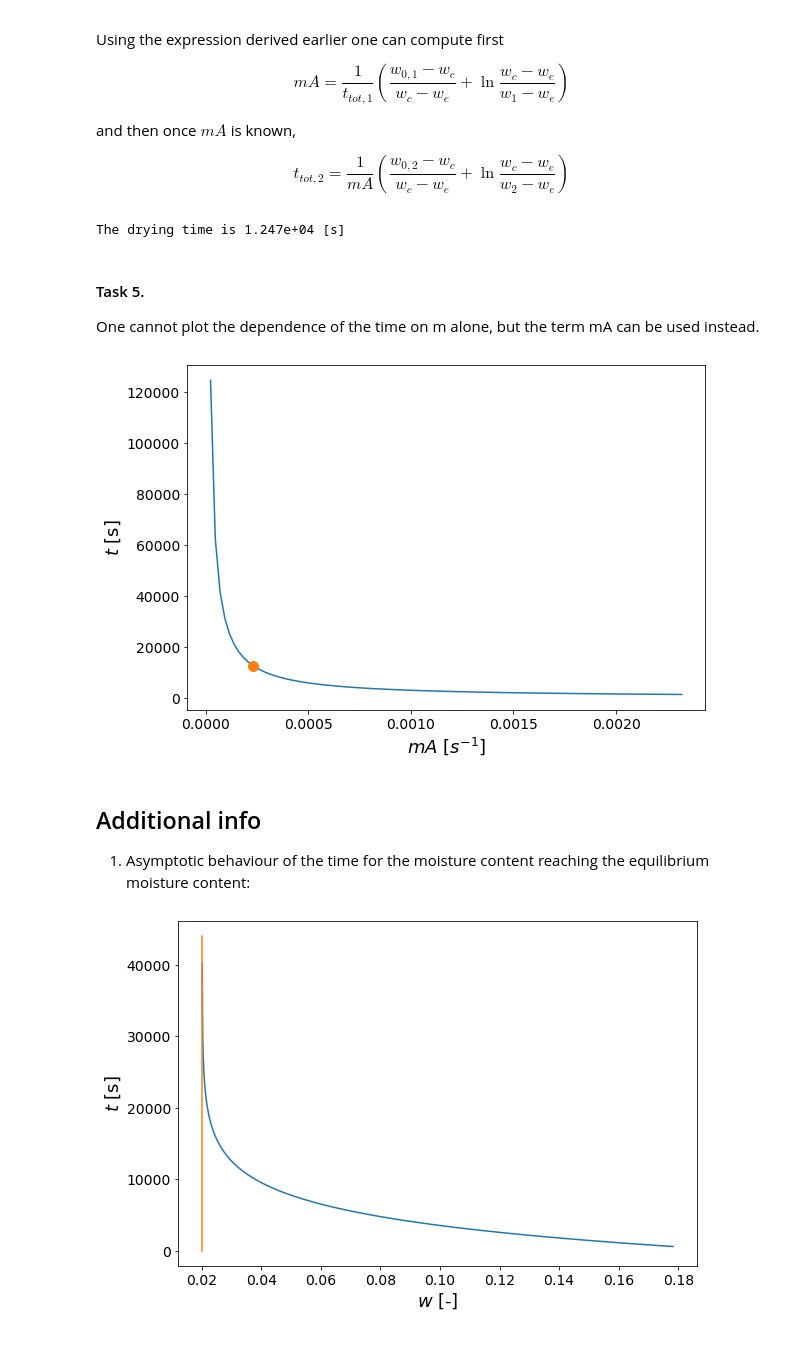
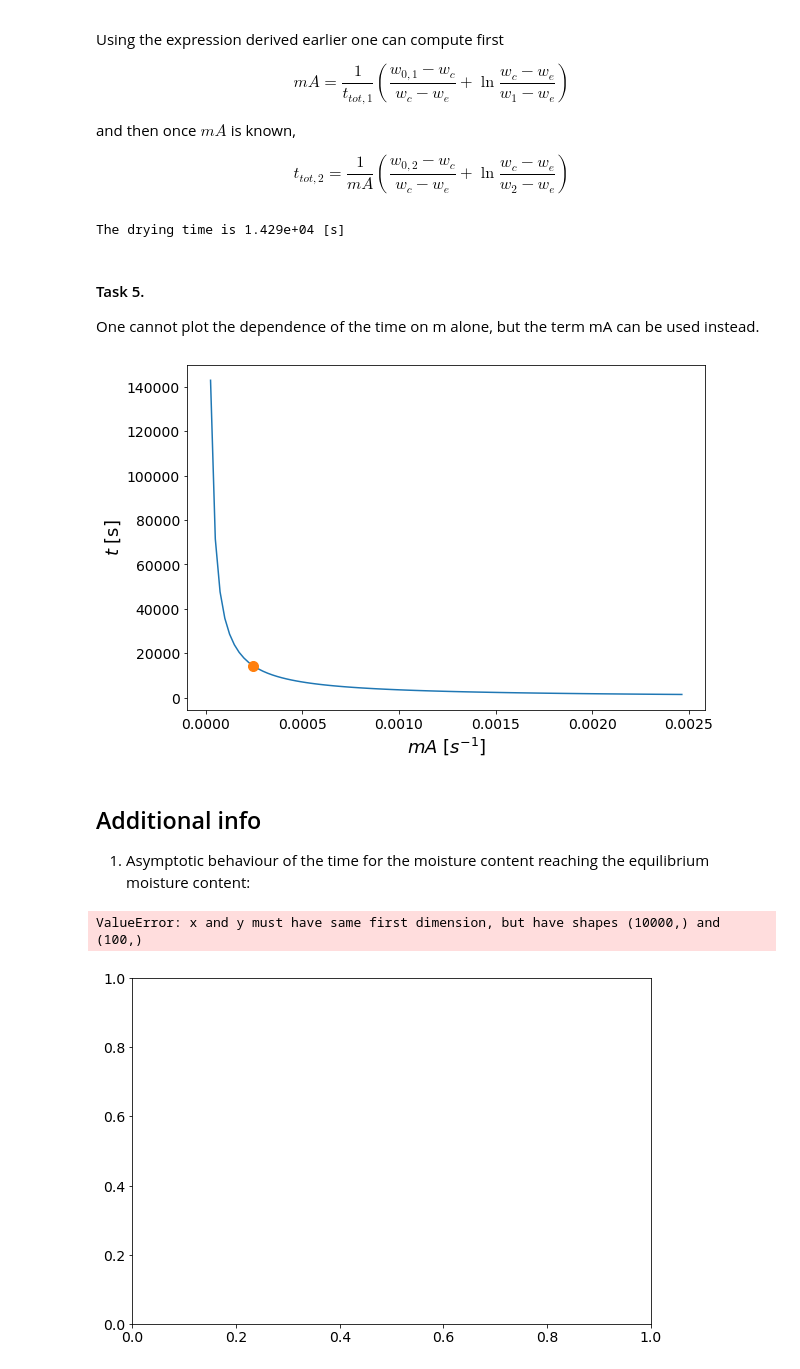
Before and after one commit to msalvalaglio/PSSP_notebook, a Jupyter notebook: Exercise_W10_2021.ipynb, the cells around one changed output. Drawn from its saved outputs; the diff is of its cells as text; code cells hidden in the pictures.

```diff
--- a/Exercise_W10_2021.ipynb
+++ b/Exercise_W10_2021.ipynb
@@ -121,16 +121,16 @@ w_1=0.05
 t_1=7300
 
 
-mA=(1/t_1)*((w0_1-w_c)+np.log((w_c-w_e)/(w_1-w_e)))
+mA=(1/t_1)*((w0_1-w_c)/(w_c-w_e)+np.log((w_c-w_e)/(w_1-w_e)))
 
 w0_2 = 0.3
 w_2 = 0.03
 
-t_2=(1/mA)*((w0_2-w_c)+np.log((w_c-w_e)/(w_2-w_e)))
+t_2=(1/mA)*((w0_2-w_c)/(w_c-w_e)+np.log((w_c-w_e)/(w_2-w_e)))
 
 print("\nThe drying time is", f"{t_2:.4}", "[s]")
 # %% [output]
-The drying time is 1.247e+04 [s]
+The drying time is 1.429e+04 [s]
 # %% [markdown]
 #### Task 5.
 
@@ -143,7 +143,7 @@ from matplotlib.pyplot import cm
 # Data
 N=100
 mA_v = np.linspace(mA/10,10*mA, N)
-t_v=(1/mA_v)*((w0_2-w_c)+np.log((w_c-w_e)/(w_2-w_e)))
+t_v=(1/mA_v)*((w0_2-w_c)/(w_c-w_e)+np.log((w_c-w_e)/(w_2-w_e)))
 
 #Plotting
 figure=plt.figure()
@@ -155,7 +155,7 @@ axes.plot(mA,t_2,marker='o',markersize=10)
 axes.set_xlabel('$mA$ [$s^{-1}$]', fontsize=18);
 axes.set_ylabel('$t$ [s]',fontsize=18);
 # %% [output]
-[figure, old version]
+[figure, new version]
 # %% [markdown]
 ## Additional info
 
@@ -163,23 +163,24 @@ axes.set_ylabel('$t$ [s]',fontsize=18);
 # %%
 import numpy as np
 import matplotlib.pyplot as plt
 from matplotlib.pyplot import cm
 
 # Data
 
 N=10000
 ww = np.linspace(w_e*1.01,w_c*0.99, N)
 
 
 #Plotting
 figure=plt.figure()
 axes = figure.add_axes([0.1,0.1,1.2,1.2])
 plt.xticks(fontsize=14)
 plt.yticks(fontsize=14)
 axes.plot(ww,t_v, marker=' ')
 axes.plot(np.array([w_e, w_e]),np.array([0, 44000]))
-t_v=(1/mA)*((w0_2-w_c)+np.log((w_c-w_e)/(ww-w_e)))
+t_v=(1/mA)*((w0_2-w_c)/(w_c-w_e)+np.log((w_c-w_e)/(ww-w_e)))
 axes.set_xlabel('$w$ [-]', fontsize=18);
 axes.set_ylabel('$t$ [s]',fontsize=18);
 # %% [output]
+ValueError: x and y must have same first dimension, but have shapes (10000,) and (100,)
-[figure, old version]
+[figure, new version]
```
Also changed, not shown: 18 other files.
